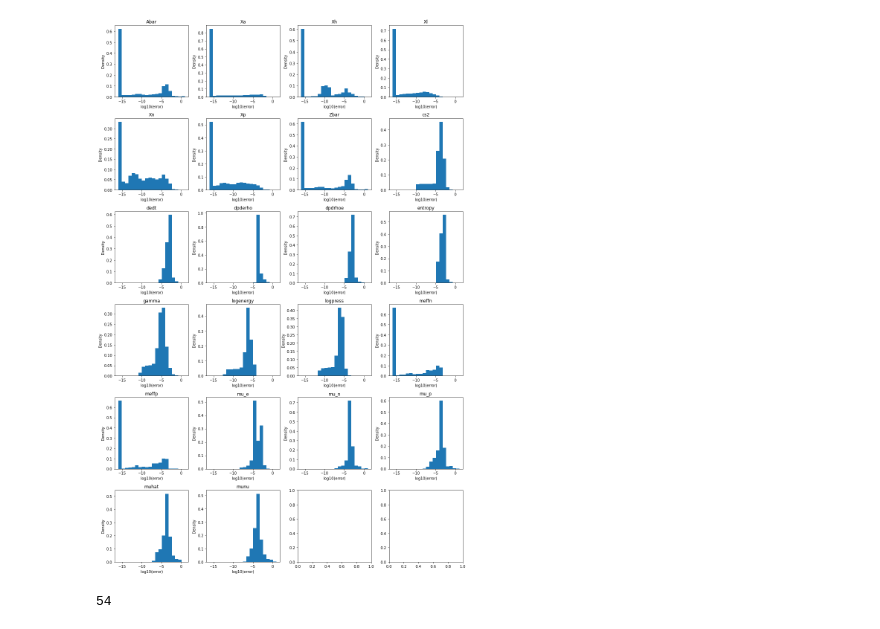
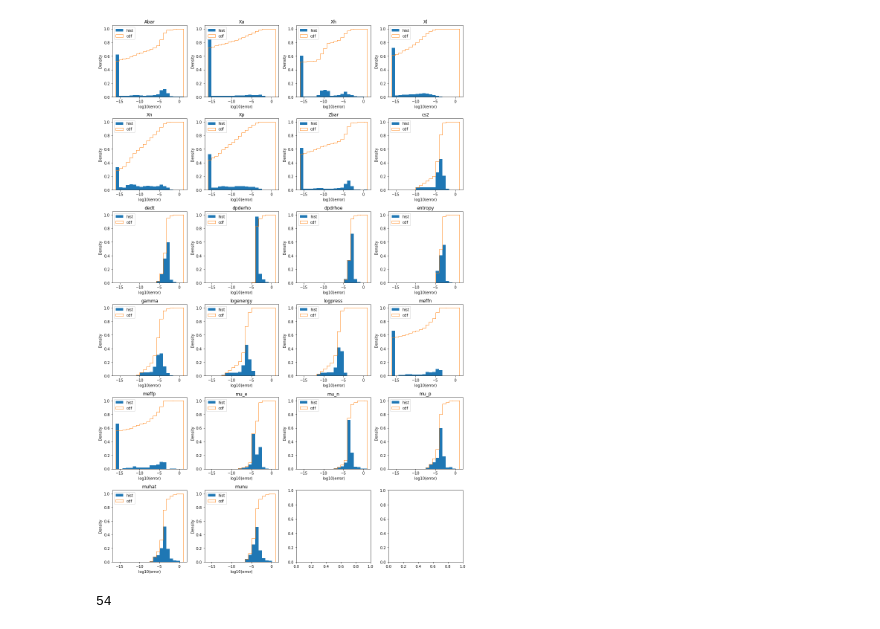
Before and after one commit to Carlson-J/ND-tree_tabular_data_emulator, a Jupyter notebook: SRO_emulator/error_estimation/error_plots.ipynb, the cells around one changed output. Drawn from its saved outputs; the diff is of its cells as text; code cells hidden in the pictures.

```diff
--- a/SRO_emulator/error_estimation/error_plots.ipynb
+++ b/SRO_emulator/error_estimation/error_plots.ipynb
@@ -4,34 +4,37 @@ import matplotlib.pyplot as plt
 # %%
 f_vars = ["Abar", "Xa", "Xh", "Xl", "Xn", "Xp", "Zbar", "cs2",
         "dedt", "dpderho", "dpdrhoe", "entropy", "gamma", "logenergy",
         "logpress", "meffn", "meffp", "mu_e", "mu_n", "mu_p", "muhat",
         "munu"]
 
 n_vars = len(f_vars)
 # load vars and plot their errors
 n_col = 4
 n_rows = int(np.ceil(n_vars/float(n_col)))
 fig, axs = plt.subplots(n_rows, n_col, figsize=[3.5*n_col, 3.5*n_rows])
 for k, var in enumerate(f_vars):
     n_bins = 20
     # load var
     axs = np.atleast_2d(axs)
     i = k // n_col
     j = k % n_col
     errors_raw = np.load(f"./error_data/errors_{var}.npy", 'r')
     errors = errors_raw.copy()
     # remove infinities
     errors[errors > 10] = 10
     errors[errors < 1e-16] = 1e-16
     errors = np.log10(errors)
-    axs[i,j].hist(errors.flatten(), bins=n_bins, density=True, range=[-16, 1])
+    axs[i,j].hist(errors.flatten(), bins=n_bins, density=True, range=[-16, 1], label='hist')
+    axs[i,j].hist(errors.flatten(), bins=n_bins, density=True, range=[-16, 1], cumulative=True, histtype='step', label='cdf')
     axs[i,j].set_xlabel("log10(error)")
     axs[i,j].set_ylabel("Density")
     axs[i,j].set_title(var)
+    axs[i,j].legend(loc='upper left')
 plt.tight_layout()
+plt.savefig("./error_plot_hist.png")
 plt.show()
 # %% [output]
-[figure, old version]
+[figure, new version]
 # %%
 sum(errors == np.infty)
 # %% [output]
```
Also changed, not shown: 1 other file.
